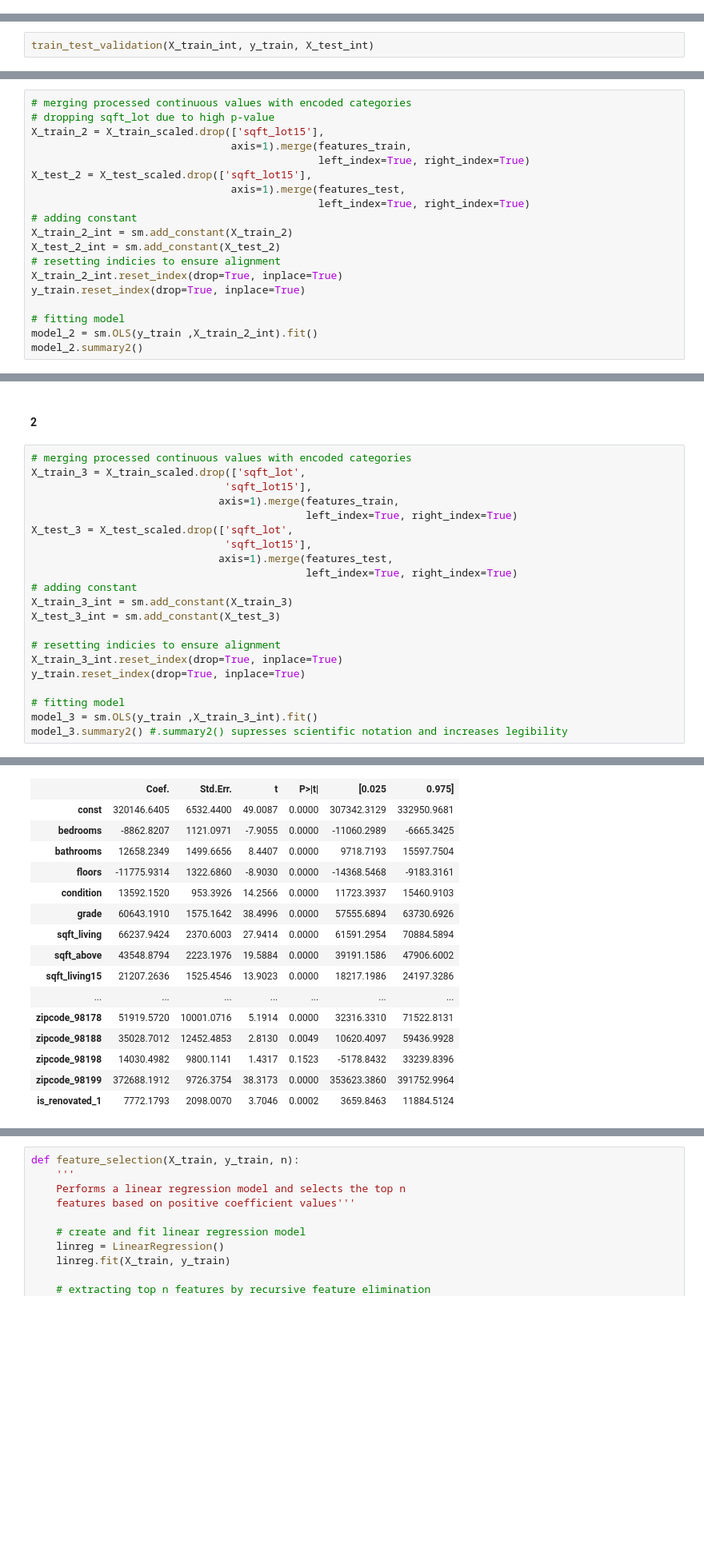
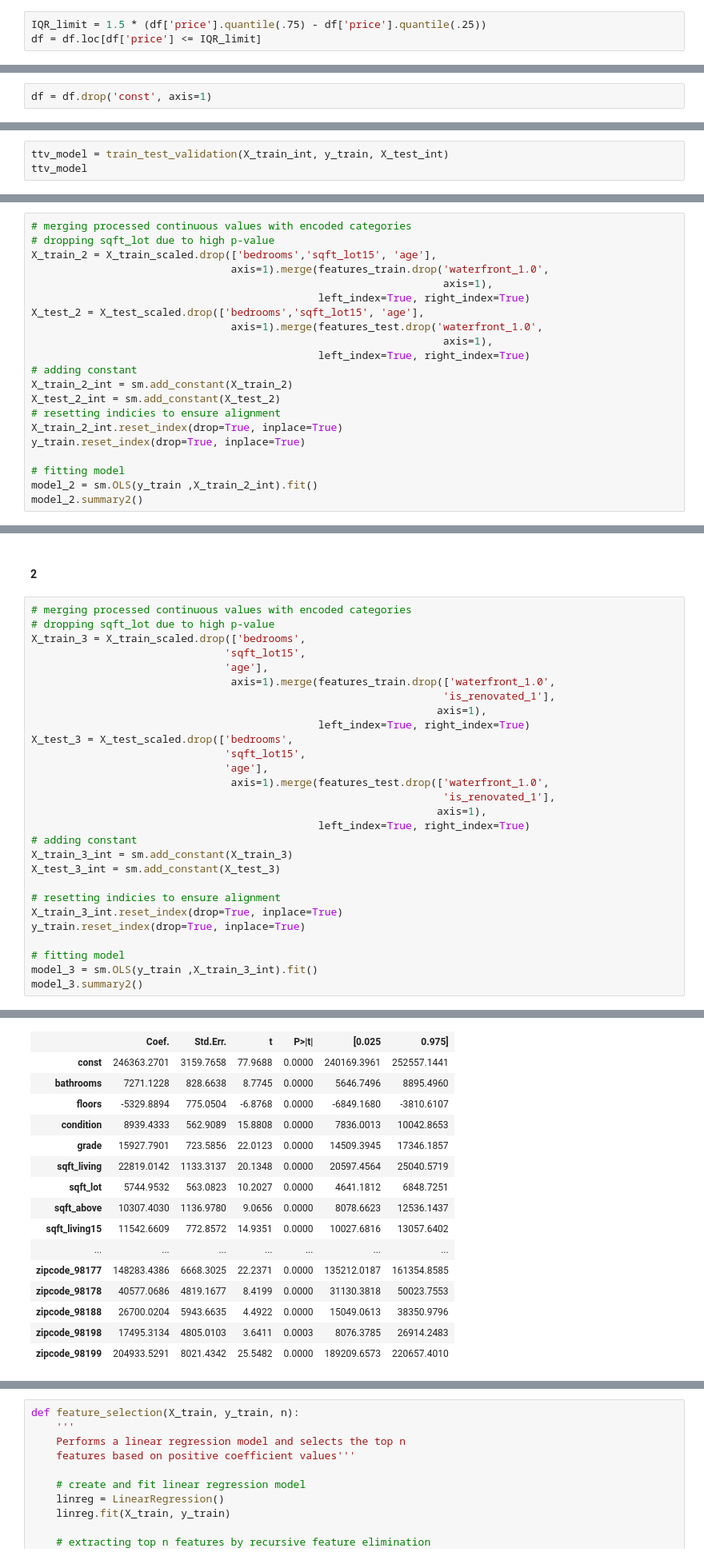
Before and after one commit to dan-rl1976/kc_housing_regression, a Jupyter notebook: final_notebook.ipynb, the cells around one changed output, grey strips where cells are left out. Shown at 80% size. Saved outputs shown, nothing was run; the diff lists cells and outputs as text; blank space fills up the shorter version.

```diff
--- a/final_notebook.ipynb
+++ b/final_notebook.ipynb
@@ -275,0 +276,3 @@ As we can see, the **'price'** column has a lot of outliers, defined above using
+# %%
+IQR_limit = 1.5 * (df['price'].quantile(.75) - df['price'].quantile(.25))
+df = df.loc[df['price'] <= IQR_limit]
@@ -437,3 +430,5 @@ vif_dct
+# %%
+df = df.drop('const', axis=1)
 # %% [markdown]
 By dropping the **'sqft_basement'** column we have eliminated any multicollinearity flags. Important to note the marginally higher values of **'sqft_living'** and **'sqft_above'**. If we need to minimize multicollinearity later, these would be two candidates for dropping.
 
@@ -600,4 +598,5 @@ def train_test_validation(X_train, y_train, X_test):
     return metrics_dct
 # %%
-train_test_validation(X_train_int, y_train, X_test_int)
+ttv_model = train_test_validation(X_train_int, y_train, X_test_int)
+ttv_model
 # %% [output]
@@ -622,11 +636,13 @@ In this section we will attempt to brute force a better QQ plot, while preservin
 # %%
 # merging processed continuous values with encoded categories
 # dropping sqft_lot due to high p-value
-X_train_2 = X_train_scaled.drop(['sqft_lot15'],
-                                axis=1).merge(features_train,
+X_train_2 = X_train_scaled.drop(['bedrooms','sqft_lot15', 'age'],
+                                axis=1).merge(features_train.drop('waterfront_1.0',
+                                                                  axis=1),
                                               left_index=True, right_index=True)
-X_test_2 = X_test_scaled.drop(['sqft_lot15'],
-                                axis=1).merge(features_test,
+X_test_2 = X_test_scaled.drop(['bedrooms','sqft_lot15', 'age'],
+                                axis=1).merge(features_test.drop('waterfront_1.0',
+                                                                  axis=1),
                                               left_index=True, right_index=True)
 # adding constant
 X_train_2_int = sm.add_constant(X_train_2)
@@ -672,14 +692,21 @@ This iteration of our model shows a very slight improvement of the normality of
 #### 2
 # %%
 # merging processed continuous values with encoded categories
-X_train_3 = X_train_scaled.drop(['sqft_lot',
-                               'sqft_lot15'],
-                              axis=1).merge(features_train,
-                                            left_index=True, right_index=True)
-X_test_3 = X_test_scaled.drop(['sqft_lot',
-                               'sqft_lot15'],
-                              axis=1).merge(features_test,
-                                            left_index=True, right_index=True)
+# dropping sqft_lot due to high p-value
+X_train_3 = X_train_scaled.drop(['bedrooms',
+                               'sqft_lot15',
+                               'age'],
+                                axis=1).merge(features_train.drop(['waterfront_1.0',
+                                                                  'is_renovated_1'],
+                                                                 axis=1),
+                                              left_index=True, right_index=True)
+X_test_3 = X_test_scaled.drop(['bedrooms',
+                               'sqft_lot15',
+                               'age'],
+                                axis=1).merge(features_test.drop(['waterfront_1.0',
+                                                                  'is_renovated_1'],
+                                                                 axis=1),
+                                              left_index=True, right_index=True)
 # adding constant
 X_train_3_int = sm.add_constant(X_train_3)
 X_test_3_int = sm.add_constant(X_test_3)
@@ -690,5 +717,5 @@ y_train.reset_index(drop=True, inplace=True)
 
 # fitting model
 model_3 = sm.OLS(y_train ,X_train_3_int).fit()
-model_3.summary2() #.summary2() supresses scientific notation and increases legibility
+model_3.summary2()
 # %% [output]
@@ -702,16 +729,16 @@ model_3.summary2() #.summary2() supresses scientific notation and increases legi
 |  | Coef. | Std.Err. | t | P>|t| | [0.025 | 0.975] |
-| const | 320146.6405 | 6532.4400 | 49.0087 | 0.0000 | 307342.3129 | 332950.9681 |
-| bedrooms | -8862.8207 | 1121.0971 | -7.9055 | 0.0000 | -11060.2989 | -6665.3425 |
-| bathrooms | 12658.2349 | 1499.6656 | 8.4407 | 0.0000 | 9718.7193 | 15597.7504 |
-| floors | -11775.9314 | 1322.6860 | -8.9030 | 0.0000 | -14368.5468 | -9183.3161 |
-| condition | 13592.1520 | 953.3926 | 14.2566 | 0.0000 | 11723.3937 | 15460.9103 |
-| grade | 60643.1910 | 1575.1642 | 38.4996 | 0.0000 | 57555.6894 | 63730.6926 |
-| sqft_living | 66237.9424 | 2370.6003 | 27.9414 | 0.0000 | 61591.2954 | 70884.5894 |
-| sqft_above | 43548.8794 | 2223.1976 | 19.5884 | 0.0000 | 39191.1586 | 47906.6002 |
-| sqft_living15 | 21207.2636 | 1525.4546 | 13.9023 | 0.0000 | 18217.1986 | 24197.3286 |
+| const | 246363.2701 | 3159.7658 | 77.9688 | 0.0000 | 240169.3961 | 252557.1441 |
+| bathrooms | 7271.1228 | 828.6638 | 8.7745 | 0.0000 | 5646.7496 | 8895.4960 |
+| floors | -5329.8894 | 775.0504 | -6.8768 | 0.0000 | -6849.1680 | -3810.6107 |
+| condition | 8939.4333 | 562.9089 | 15.8808 | 0.0000 | 7836.0013 | 10042.8653 |
+| grade | 15927.7901 | 723.5856 | 22.0123 | 0.0000 | 14509.3945 | 17346.1857 |
+| sqft_living | 22819.0142 | 1133.3137 | 20.1348 | 0.0000 | 20597.4564 | 25040.5719 |
+| sqft_lot | 5744.9532 | 563.0823 | 10.2027 | 0.0000 | 4641.1812 | 6848.7251 |
+| sqft_above | 10307.4030 | 1136.9780 | 9.0656 | 0.0000 | 8078.6623 | 12536.1437 |
+| sqft_living15 | 11542.6609 | 772.8572 | 14.9351 | 0.0000 | 10027.6816 | 13057.6402 |
 | ... | ... | ... | ... | ... | ... | ... |
-| zipcode_98178 | 51919.5720 | 10001.0716 | 5.1914 | 0.0000 | 32316.3310 | 71522.8131 |
-| zipcode_98188 | 35028.7012 | 12452.4853 | 2.8130 | 0.0049 | 10620.4097 | 59436.9928 |
-| zipcode_98198 | 14030.4982 | 9800.1141 | 1.4317 | 0.1523 | -5178.8432 | 33239.8396 |
-| zipcode_98199 | 372688.1912 | 9726.3754 | 38.3173 | 0.0000 | 353623.3860 | 391752.9964 |
-| is_renovated_1 | 7772.1793 | 2098.0070 | 3.7046 | 0.0002 | 3659.8463 | 11884.5124 |
+| zipcode_98177 | 148283.4386 | 6668.3025 | 22.2371 | 0.0000 | 135212.0187 | 161354.8585 |
+| zipcode_98178 | 40577.0686 | 4819.1677 | 8.4199 | 0.0000 | 31130.3818 | 50023.7553 |
+| zipcode_98188 | 26700.0204 | 5943.6635 | 4.4922 | 0.0000 | 15049.0613 | 38350.9796 |
+| zipcode_98198 | 17495.3134 | 4805.0103 | 3.6411 | 0.0003 | 8076.3785 | 26914.2483 |
+| zipcode_98199 | 204933.5291 | 8021.4342 | 25.5482 | 0.0000 | 189209.6573 | 220657.4010 |
```
Also changed, not shown: parts of 57 cells of this notebook, 2 other files.
